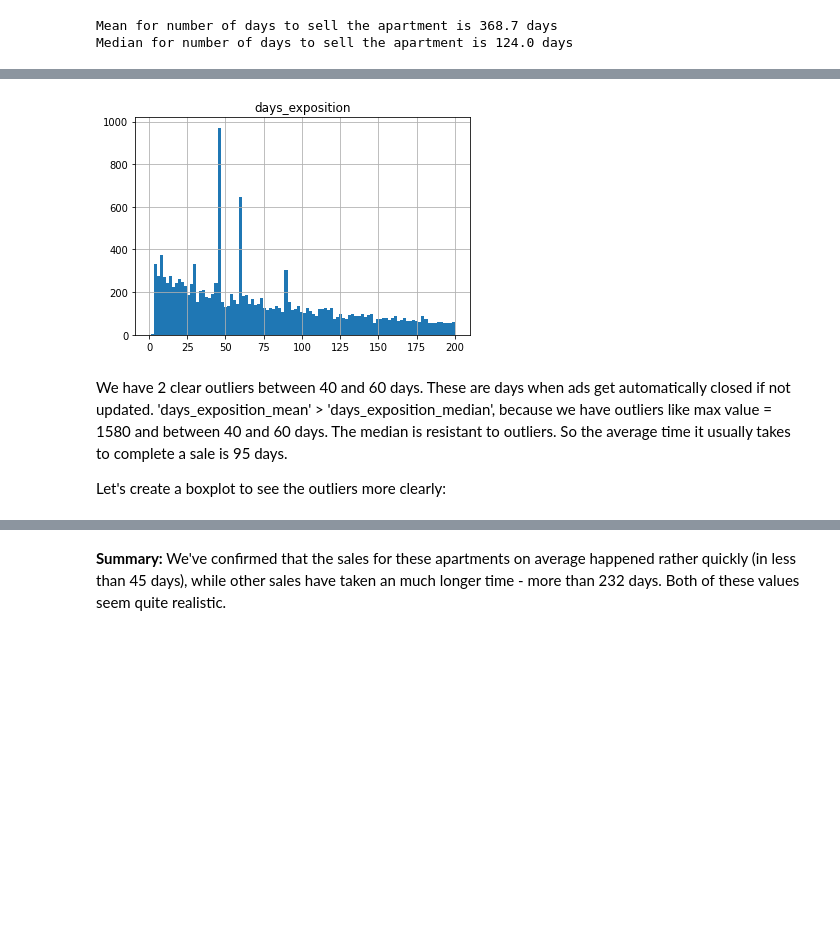
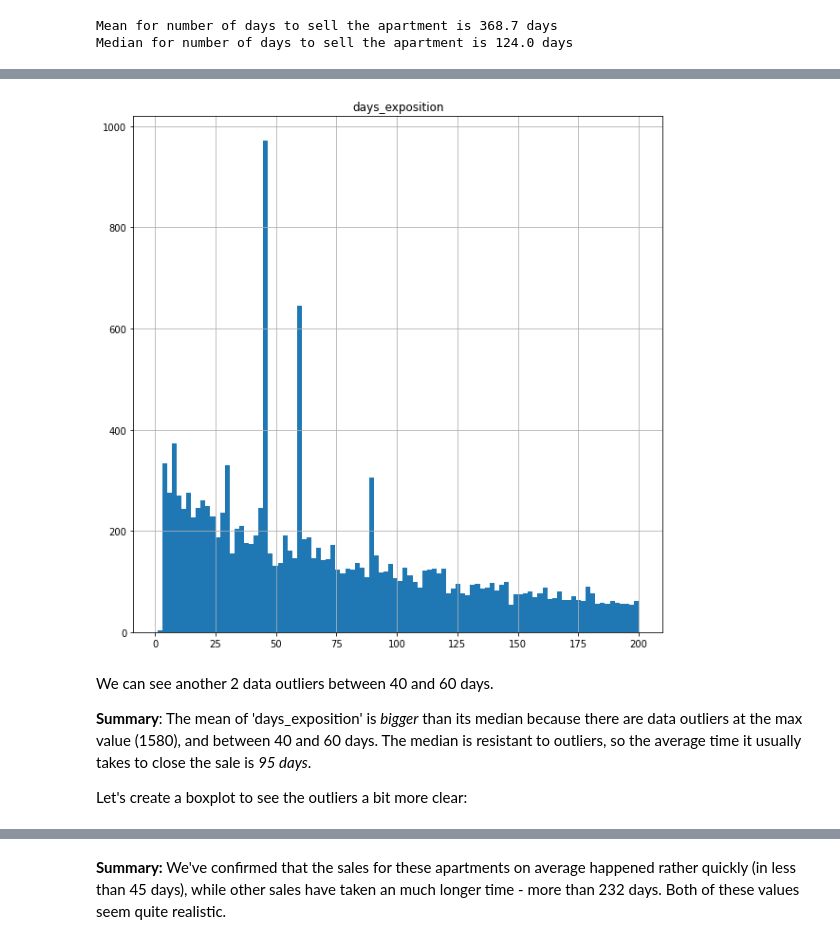
Before and after one commit to VeronicaCodes/sales_advert_in_housing_market_research, a Jupyter notebook: sales_advert_in_housing_market_research.ipynb, the cells around one changed output, grey strips where cells are left out. Cells and saved outputs as stored; diff of their text form; code cells hidden in the pictures; blank space fills up the shorter version.

```diff
--- a/sales_advert_in_housing_market_research.ipynb
+++ b/sales_advert_in_housing_market_research.ipynb
@@ -683,12 +660,13 @@ Lets reduce the range a bit more:
 # %%
-df.hist(column='days_exposition', bins=100, range=(1, 200))
+df.hist(column='days_exposition', bins=100, range=(1, 200),figsize=(10,10))
 plt.show()
 # %% [output]
-[figure, old version]
+[figure, new version]
 # %% [markdown]
-We have 2 clear outliers between 40 and 60 days. These are days when ads get automatically closed if not updated.
-'days_exposition_mean' > 'days_exposition_median', because we have outliers like max value = 1580 and between 40 and 60 days. The median is resistant to outliers. So the average time it usually takes to complete a sale is 95 days.
+We can see another 2 data outliers between 40 and 60 days.
 
-Let's create a boxplot to see the outliers more clearly:
+**Summary**: The mean of 'days_exposition' is *bigger* than its median because there are data outliers at the max value (1580), and between 40 and 60 days. The median is resistant to outliers, so the average time it usually takes to close the sale is *95 days*.
+
+Let's create a boxplot to see the outliers a bit more clear:
 # %%
 # plot boxpot for 'days_exposition'
```
Also changed, not shown: parts of 89 cells of this notebook.
